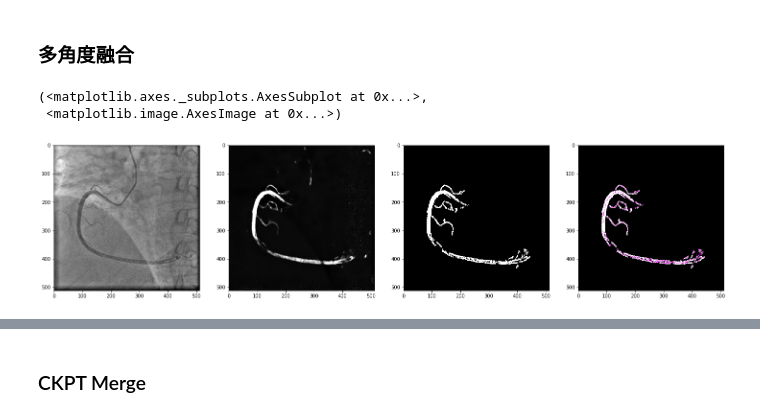
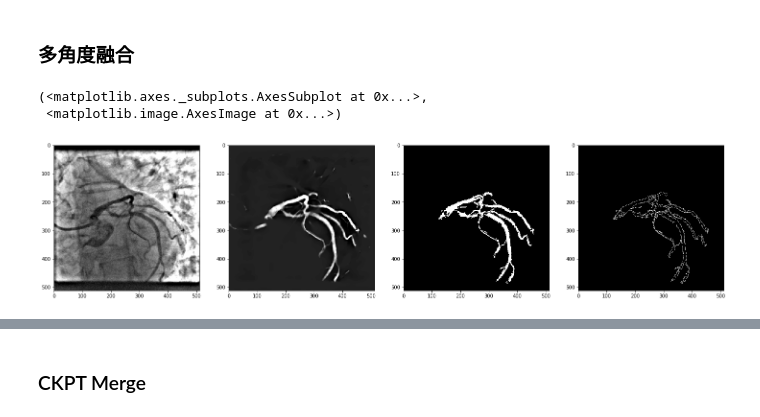
Before and after one commit to newfyu/DSAGAN, a Jupyter notebook: dev-Copy1.ipynb, the cells around one changed output, grey strips where cells are left out. Drawn from its saved outputs; the diff is of its cells as text; code cells hidden in the pictures.

```diff
--- a/dev-Copy1.ipynb
+++ b/dev-Copy1.ipynb
@@ -163,6 +23,7 @@ sz = 512
 tfmc = T.Compose([
     T.Resize(sz),
     T.Lambda(lambda img: tophat(img,50)),
+#     T.CenterCrop(400),
     T.ToTensor(),
     T.Normalize((0.5),(0.5))
 ])
@@ -172,56 +33,50 @@ ds = ImageDataset('datasets/cycledsa_v45/', size=sz, unaligned=False, mode='test
 netG_B2A = UNet(1, 1, 32, bilinear=True)
 netG_B2A = torch.nn.DataParallel(netG_B2A)
 ckpts = [
-#     'mlruns/0/4a677293b79e4991bd675f50cf70f0b7/049.ckpt', # bs4 baseline ★
-#     'mlruns/0/d0ec78cbcebe41d4a91ad5b2edbd4419/049.ckpt', # bs8_b2a2 也不错 可以补偿bs4比如63
-#     'mlruns/0/6ea67c47519149c1aa3194fccd1befce/059.ckpt', # bs4_tophat  ★★★★
-#     'mlruns/0/125e4597af60496eb73031fd59108ebf/059.ckpt', # bs4_tophat  ★★★ 比上一个血管多些
-#     'mlruns/0/b131143473bd49d2b0c30619f8665c79/099.ckpt', # bs4_tophat_ep100
-#     'goodckpt/sz512_059.ckpt', # 除10以外，都还可以的★★★，其实细血管识别能力更强 # 504 10 103不好
-#         'mlruns/0/8f4634e9eca640beb19eb49e97da10c7/100.ckpt', # ep200 需要探索ep100时★★★★
-#      'mlruns/0/ab7b707293c84e529cb191b7d8d5b09e/099.ckpt', # sz512_ep100 杂色多了一点，但血管比sz512好
-#      'mlruns/0/457466f4139a4d85a0adac416606e90b/060.ckpt', # sz512_ep100_down3
-#          'mlruns/0/e92b15a61d2c4813aa81d879f22422e7/099.ckpt', # ep100
-#     'mlruns/3/c1e2f620956f4622bb0857b43f922a19/last.ckpt', # noRotate20
-#     'mlruns/3/df36014de3c04e8d87cc10f3976e66e6/last.ckpt', # Rotate20
-#         'mlruns/3/c773a0696e7d43968030776566c6c90a/last.ckpt' # tophat
-#     'mlruns/3/84064c391fa746abbcac4bae7982f216/005.ckpt', # hp
-#      'mlruns/3/08c7c3e5a3164ed6bd09326ad5845317/033.ckpt', # ep40 33比较好
-#          'mlruns/3/b92abac0f439438d9a23fe4c7442caa2/last.ckpt' # rot_ep40 比较好
-#      'mlruns/3/4f9ec98f7f5c439e9100c7cb82e8affc/last.ckpt', # hp_ep40 比较好
-     'mlruns/3/717b1625375147ba9e7f68bf47be9296/059.ckpt', # sz512
+#      'mlruns/3/717b1625375147ba9e7f68bf47be9296/last.ckpt', # sz512
+#          'mlruns/3/887fe32048a7458aa201775b6b022128/010.ckpt', # randtophat_sz512 7-10ep加强gamma好像可以
+#         'mlruns/3/887fe32048a7458aa201775b6b022128/015.ckpt', # randtophat_sz512 7-10ep加强gamma好像可以
+#         'mlruns/3/887fe32048a7458aa201775b6b022128/019.ckpt', # randtophat_sz512 7-10ep加强gamma好像可以
+#             'mlruns/4/1b739448a0194e1e92f159d4bbc5e965/039.ckpt', # v46
+#         'mlruns/4/1b739448a0194e1e92f159d4bbc5e965/035.ckpt', # v46-tophat
+        'mlruns/4/d8ec4f94fb6c41898ccf20162c5a0ba3/last.ckpt', # v46-ep60
+
+
+
+
+
+
 ]
 
 # # resnet
 # netG_B2A = Generator(1, 1)
 # netG_B2A = torch.nn.DataParallel(netG_B2A)
 # ckpts = [
 #     'mlruns/0/bed13f38d5e148baac9563841815eabf/048.ckpt', # bs4_res 其他挺，但103不好
 #     'mlruns/0/1d40d2833f82492c90aecdb4343bdb1a/048.ckpt', # bs4_res_noRoate sota3
 #     'mlruns/0/78e1e67ae33b4c8aa95ba095f11f939f/038.ckpt', # bs4_res_tophat_noRotate
 #     'mlruns/0/c03f607a02424ac98a9a612bcdfb83e4/049.ckpt', # bs4_res_tophat ★★★ 背景识别更精准
 #      'mlruns/3/cc806258307844ecaa4c430acb757616/018.ckpt', # res_sz512_ep20
 # ]
 
-idx = 51
+idx = 53
 ids =[13,14,33,9,10,99,108,45] # 63 88 103 200有病变 300-302 413高度混杂 414狭窄 502低对比度 504残缺 131低对比度 100大伪影
 # good 65 66 68 44 34
+# 35 27 41 107 112中断
 x = ds[idx]['B']
-B,out = fusion_predict(netG_B2A, ckpts, x, multiangle=False, denoise=3, size=sz, cutoff=1, pad=0, padding_mode='constant')
-# B,out = fusion_predict(netG_B2A, ckpts, x, multiangle=False, denoise=3, size=sz, cutoff=1, pad=0, padding_mode='reflect')
-
-mask, skel = make_mask(out,remove_size=1000, return_skel=True,local_kernel=15)
+B,out = fusion_predict(netG_B2A, ckpts, x, multiangle=False, denoise=3, size=sz, cutoff=1, pad=0, padding_mode='reflect')
+mask, skel = make_mask(out,remove_size=1000, return_skel=False,local_kernel=5)
 
 out = T.functional.adjust_gamma(out,1.5)
 
 plt.figure(figsize=(25,25))
 plt.subplot(141),plt.imshow(B)
 plt.subplot(142),plt.imshow(out)
 plt.subplot(143),plt.imshow(mask,cmap='gray')
 plt.subplot(144),plt.imshow(skel)
 
 # plt.show()
 # %% [output]
 (<matplotlib.axes._subplots.AxesSubplot at 0x...>,
  <matplotlib.image.AxesImage at 0x...>)
-[figure, old version]
+[figure, new version]
```
Also changed, not shown: parts of 19 cells of this notebook, 5 other files.
